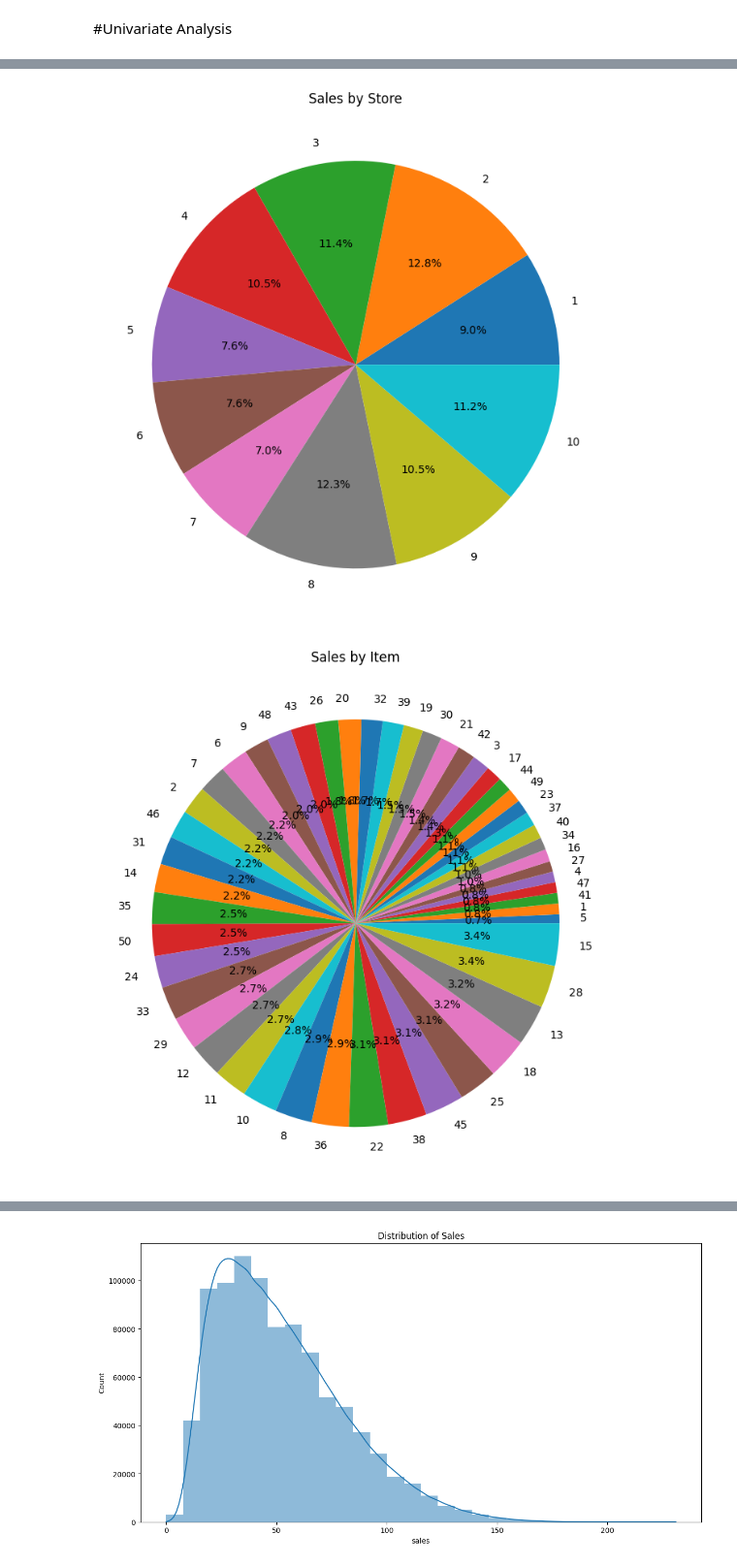
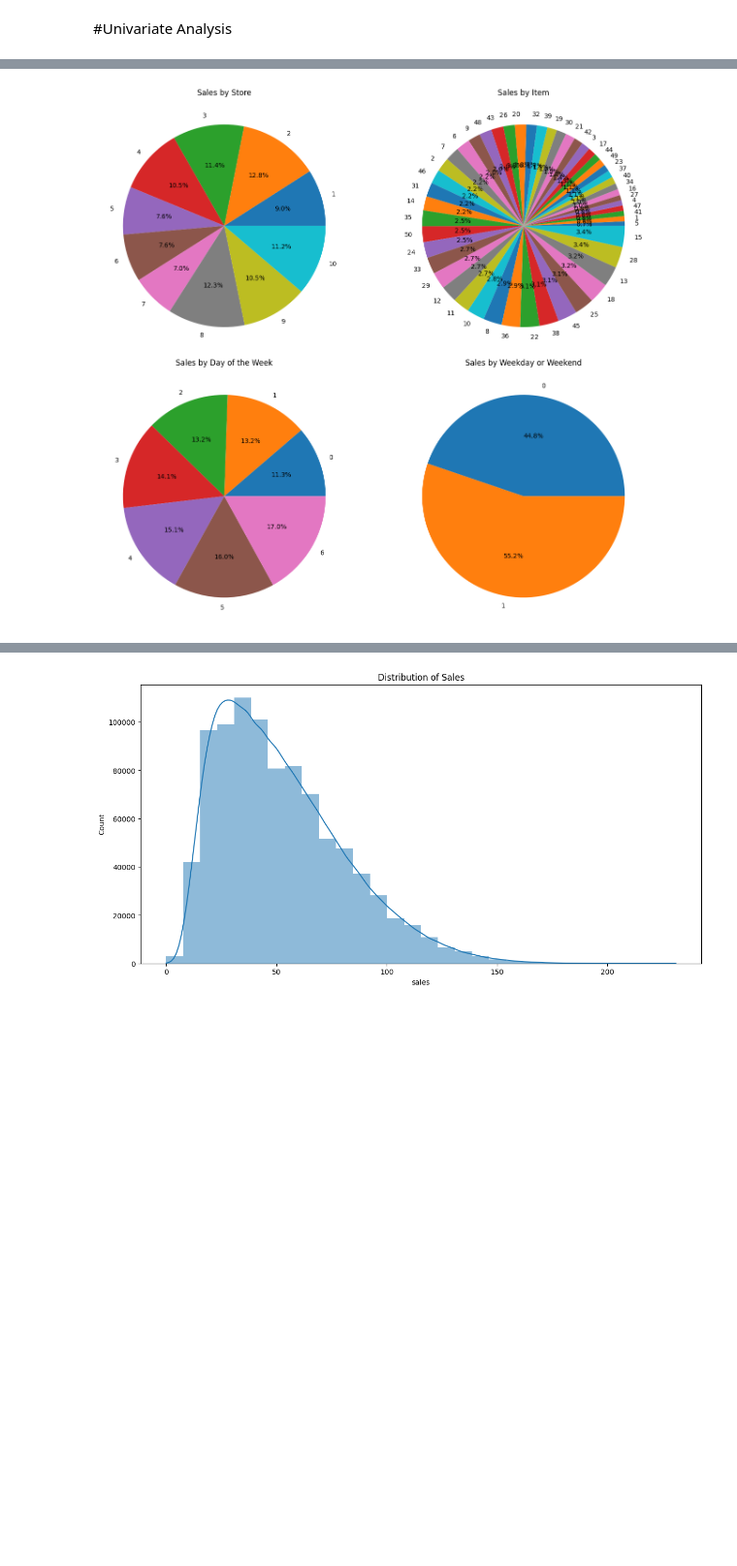
Before and after one commit to aanyamehta1/demand-forecasting-ey, a Jupyter notebook: FMCG_Demand_Forecasting.ipynb, the cells around one changed output, grey strips where cells are left out. Shown at 97% size. Drawn from its saved outputs; the diff is of its cells as text; code cells hidden in the pictures; blank space fills up the shorter version.

```diff
--- a/FMCG_Demand_Forecasting.ipynb
+++ b/FMCG_Demand_Forecasting.ipynb
@@ -179,15 +174,15 @@ barplot(mean_weekend_sales, 'is_weekend', 'sales', 'Total Sales on Weekend')
 # %%
-def piechart(x, labels, title):
-  plt.figure(figsize=(14, 7))
-  plt.pie(x, labels= labels,autopct='%1.1f%%')
-  plt.title(title)
-  plt.tight_layout()
-  plt.show()
+def piechart(ax, x, labels, title):
+    ax.pie(x, labels=labels, autopct='%1.1f%%')
+    ax.set_title(title)
 
-piechart(store_sales['sales'], store_sales['store'], 'Sales by Store')
-piechart(item_sales['sales'], item_sales['item'], 'Sales by Item')
-piechart(mean_weekend_sales['sales'], mean_weekend_sales['is_weekend'], 'Sales by Weekday or Weekend')
-piechart(daily_sales['sales'], daily_sales['day_of_week'], 'Sales by Day of the Week')
+fig, axes = plt.subplots(2, 2, figsize=(14, 12))
+
+piechart(axes[0, 0], store_sales['sales'], store_sales['store'], 'Sales by Store')
+piechart(axes[0, 1], item_sales['sales'], item_sales['item'], 'Sales by Item')
+piechart(axes[1, 1], mean_weekend_sales['sales'], mean_weekend_sales['is_weekend'], 'Sales by Weekday or Weekend')
+piechart(axes[1, 0], daily_sales['sales'], daily_sales['day_of_week'], 'Sales by Day of the Week')
+plt.tight_layout()
+plt.show()
 # %% [output]
-[figure, old version]
+[figure, new version]
-[figure, removed]
```
Also changed, not shown: parts of 19 cells of this notebook.
